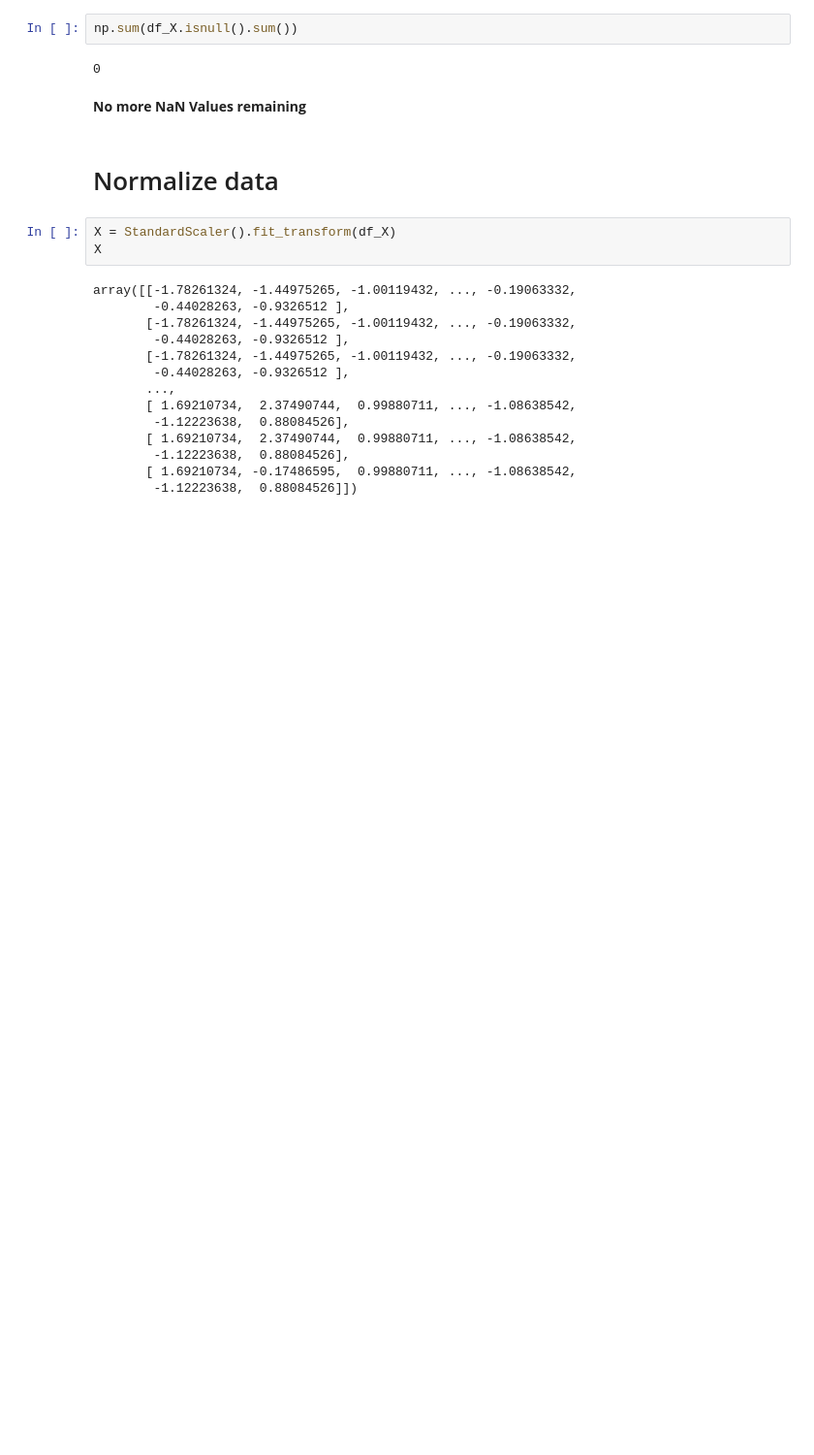
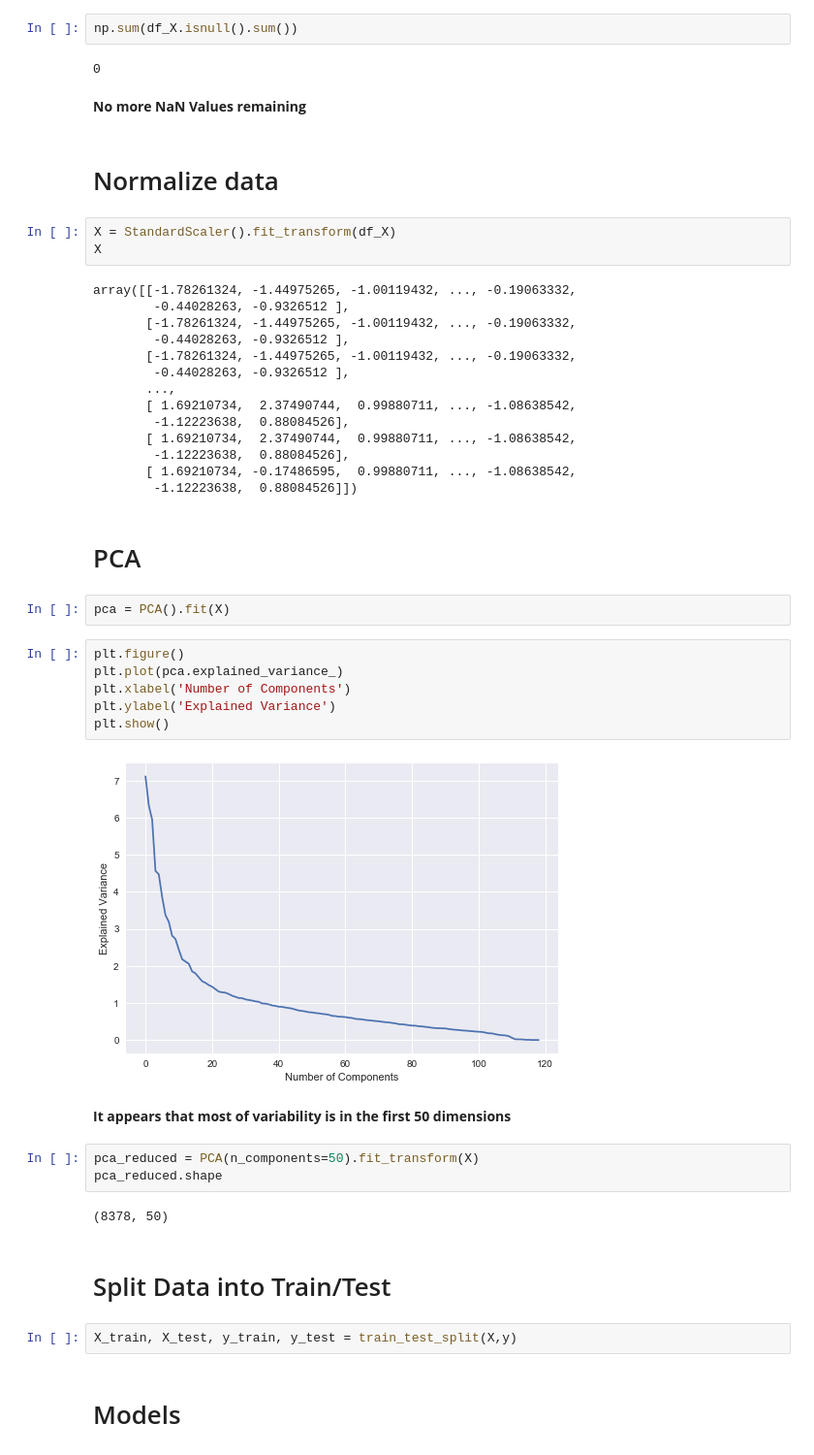
Before and after one commit to VinceKumar/Speed-Dating-Prediction, a Jupyter notebook: Speed-Dating-Prediction.ipynb, the cells around one changed output. Shown: that part at 97% size. Saved outputs shown, nothing was run; the diff lists cells and outputs as text; blank space fills up the shorter version.

Commit message:
Adding PCA,Split, RF

```diff
--- a/Speed-Dating-Prediction.ipynb
+++ b/Speed-Dating-Prediction.ipynb
@@ -125,3 +128,28 @@ array([[-1.78261324, -1.44975265, -1.00119432, ..., -0.19063332,
         -1.12223638,  0.88084526],
        [ 1.69210734, -0.17486595,  0.99880711, ..., -1.08638542,
         -1.12223638,  0.88084526]])
+# %% [markdown]
+# PCA
+# %%
+pca = PCA().fit(X)
+# %%
+plt.figure()
+plt.plot(pca.explained_variance_)
+plt.xlabel('Number of Components')
+plt.ylabel('Explained Variance')
+plt.show()
+# %% [output]
+[figure, added]
+# %% [markdown]
+__It appears that most of variability is in the first 50 dimensions__
+# %%
+pca_reduced = PCA(n_components=50).fit_transform(X)
+pca_reduced.shape
+# %% [output]
+(8378, 50)
+# %% [markdown]
+# Split Data into Train/Test
+# %%
+X_train, X_test, y_train, y_test = train_test_split(X,y)
+# %% [markdown]
+# Models
```
Also changed, not shown: parts of 5 cells of this notebook.
